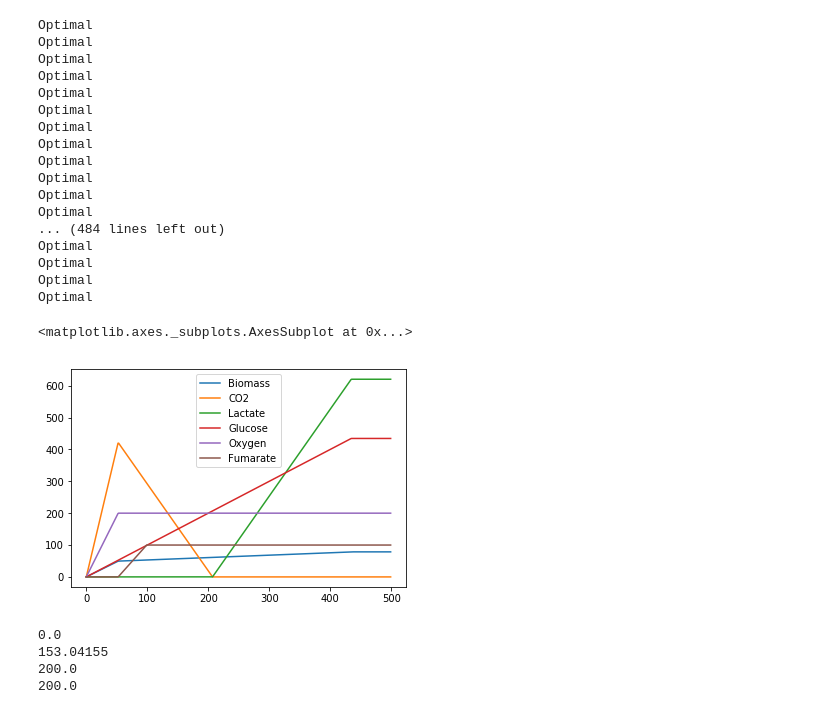
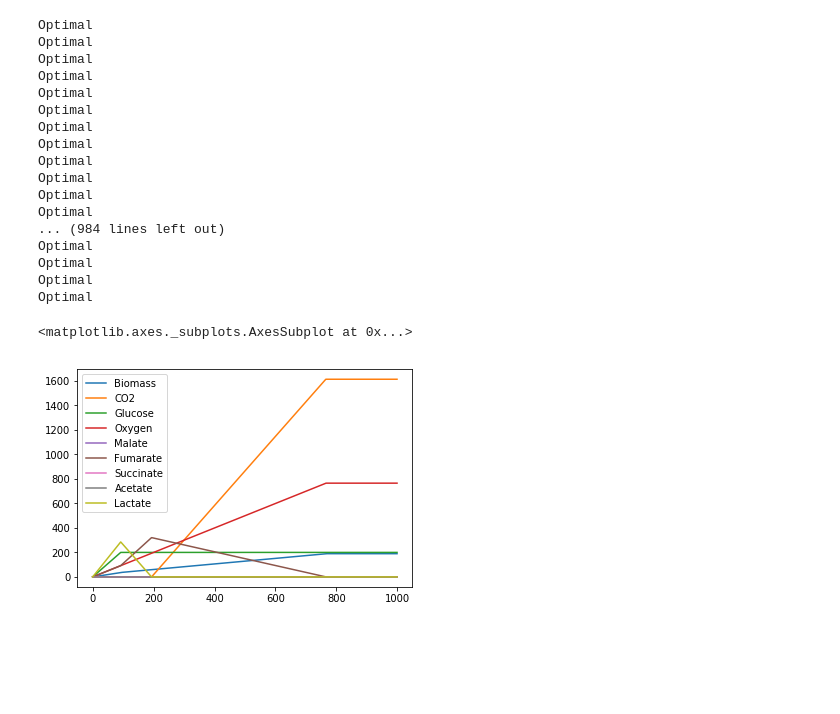
Before and after one commit to inoue0426/Cancer_cell_modeling_using_FBA, a Jupyter notebook: code/Oxygen Rate Test.ipynb, the cells around one changed output. Cells and saved outputs as stored; diff of their text form; code cells hidden in the pictures; blank space fills up the shorter version.

```diff
--- a/code/Oxygen Rate Test.ipynb
+++ b/code/Oxygen Rate Test.ipynb
@@ -69,10 +69,9 @@ df['NADP_Exchange']['C00003'] = -1
 df['NADP_Exchange']['C00006'] = 1
 df['NADP_Exchange']['C00004'] = 1
 
-df['AMP_Exchange'] =  pd.Series(np.zeros(df.shape[0]), index=df.index)
-df['AMP_Exchange']['C00002'] = -1
-df['AMP_Exchange']['C00020'] = -1
-df['AMP_Exchange']['C00008'] = 2
+df['ATP_Exchange'] =  pd.Series(np.zeros(df.shape[0]), index=df.index)
+df['ATP_Exchange']['C00002'] = -1
+df['ATP_Exchange']['C00008'] = 1
 
 # df['R00835'] =  pd.Series(np.zeros(df.shape[0]), index=df.index)
 # df['R00835']['C00092'] = -1
@@ -115,23 +114,23 @@ df = df.drop([
 ])
 # %%
 rate = pd.DataFrame()
-for l in range(0, 500, 1):
+for l in range(0, 1000, 1):
     x = []
     for i in df.columns:
         if (
             (i=='Oxophos') or (i=='R01899') or (i=='R00268') or (i=='R10343') or (i=='R02164') or
-            (i=='CO2') or (i == 'Lactate') or (i == 'Acetate') or (i == 'Succinate') or (i == 'Malate')
+            (i=='CO2') or (i == 'Lactate') or (i == 'Acetate') or (i == 'Succinate') or (i == 'Malate') or (i=='ATP_Exchange')
         ) :
             x.append(LpVariable(i, lowBound=0,upBound=10000, cat='Continuous'))
 
         elif (i=='Glucose'):
-            x.append(LpVariable(i, lowBound=0, upBound=l, cat='Continuous'))
+            x.append(LpVariable(i, lowBound=0, upBound=200, cat='Continuous'))
 
         elif (i=='Fumarate'):
-            x.append(LpVariable(i, lowBound=0, upBound=100, cat='Continuous'))
+            x.append(LpVariable(i, lowBound=0, upBound=10000, cat='Continuous'))
 
         elif (i=='Oxygen'):
-            x.append(LpVariable(i, lowBound=0, upBound=200, cat='Continuous'))
+            x.append(LpVariable(i, lowBound=0, upBound=l, cat='Continuous'))
 
         elif (i=='R00200') or (i=='R01196') or (i=='R01197') or (i=='R00405'):
             x.append(LpVariable(i, lowBound=-10000, upBound=0, cat='Continuous'))
@@ -166,33 +165,16 @@ Optimal
 Optimal
 Optimal
 Optimal
-... (484 lines left out)
+... (984 lines left out)
 Optimal
 Optimal
 Optimal
 Optimal
 # %%
 rate.columns = [str(i) for i in list(rate.columns)]
-rate.index = range(0, 500)
+rate.index = range(0, 1000)
 # %%
-rate[['Biomass','CO2','Lactate','Glucose','Oxygen','Fumarate']].plot()
+rate[['Biomass','CO2','Glucose','Oxygen','Malate','Fumarate','Succinate','Acetate','Lactate']].plot()
 # %% [output]
 <matplotlib.axes._subplots.AxesSubplot at 0x...>
-[figure, old version]
+[figure, new version]
-# %%
-# max
-print(rate['Lactate'][46])
-
-# anaerobiotic
-print(rate['Oxygen'][40])
-
-# microaerobiotic
-print(rate['Oxygen'][200])
-
-# aerobiotic
-print(rate['Oxygen'][450])
-# %% [output]
-0.0
-153.04155
-200.0
-200.0
```
Also changed, not shown: parts of 2 cells of this notebook, 2 other files.
